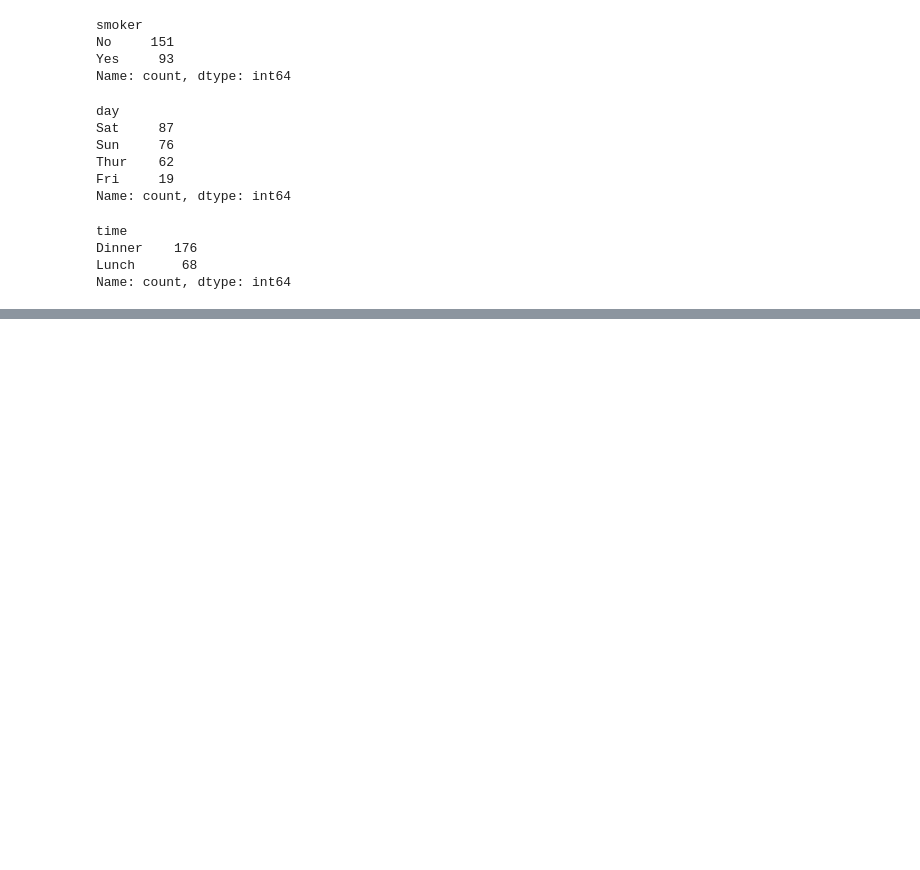
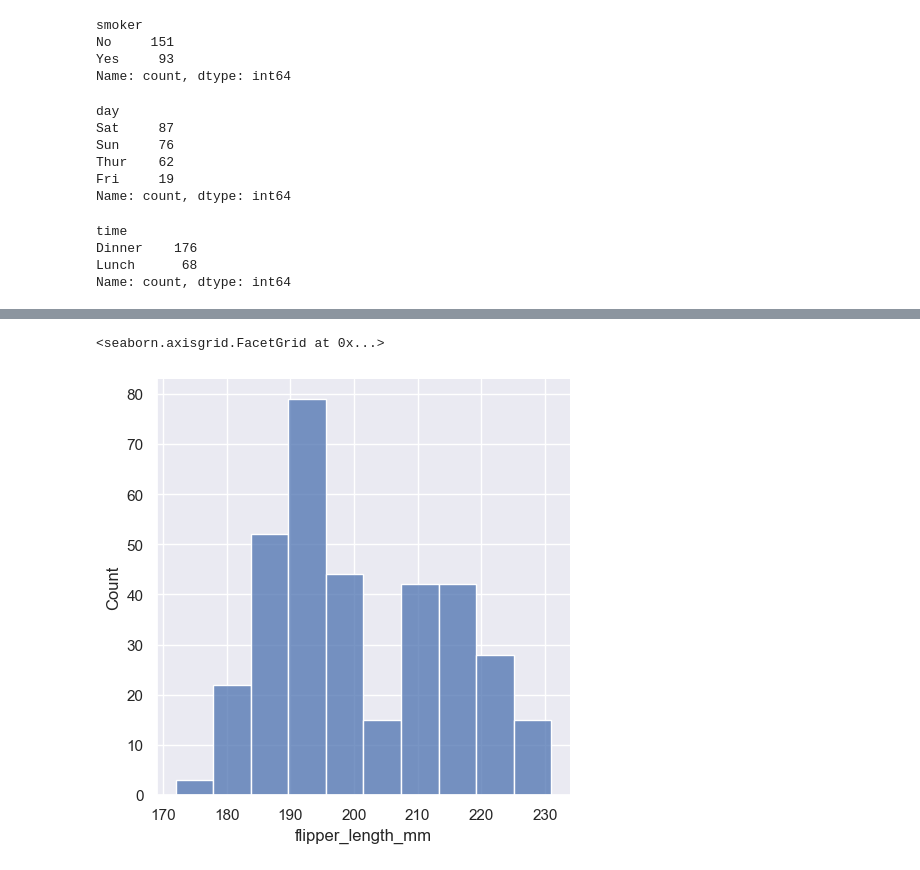
Before and after one commit to tareq-ur/Project1, a Jupyter notebook: Seaborn/Seabron1st.ipynb, the cells around one changed output, grey strips where cells are left out. Cells and saved outputs as stored; diff of their text form; code cells hidden in the pictures; blank space fills up the shorter version.

```diff
--- a/Seaborn/Seabron1st.ipynb
+++ b/Seaborn/Seabron1st.ipynb
@@ -165,0 +167,9 @@ memory usage: 18.9+ KB
+# %%
+sns.displot(
+    data=penguins,
+    x="flipper_length_mm",
+
+)
+# %% [output]
+<seaborn.axisgrid.FacetGrid at 0x...>
+[figure, added]
```
Also changed, not shown: parts of 8 cells of this notebook.
